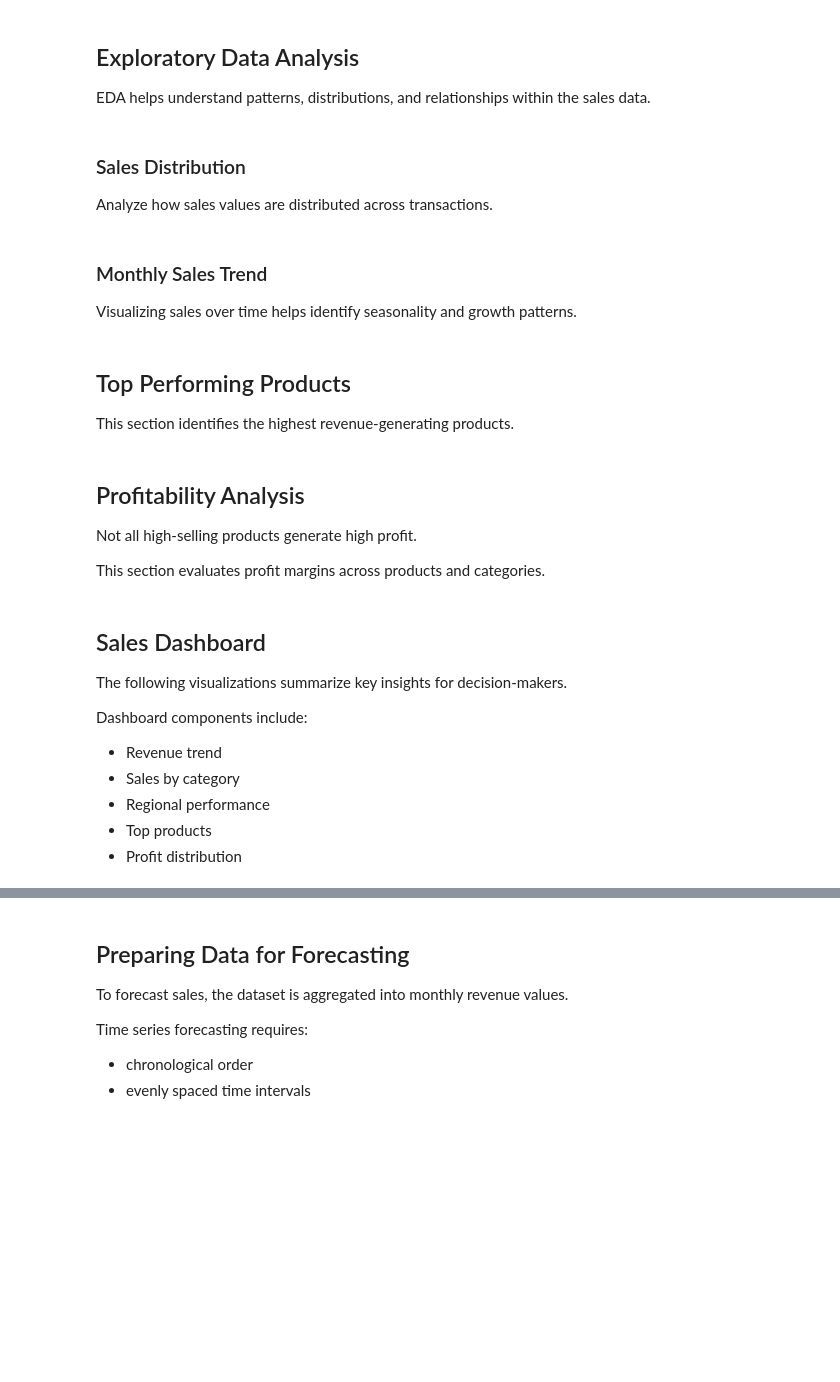
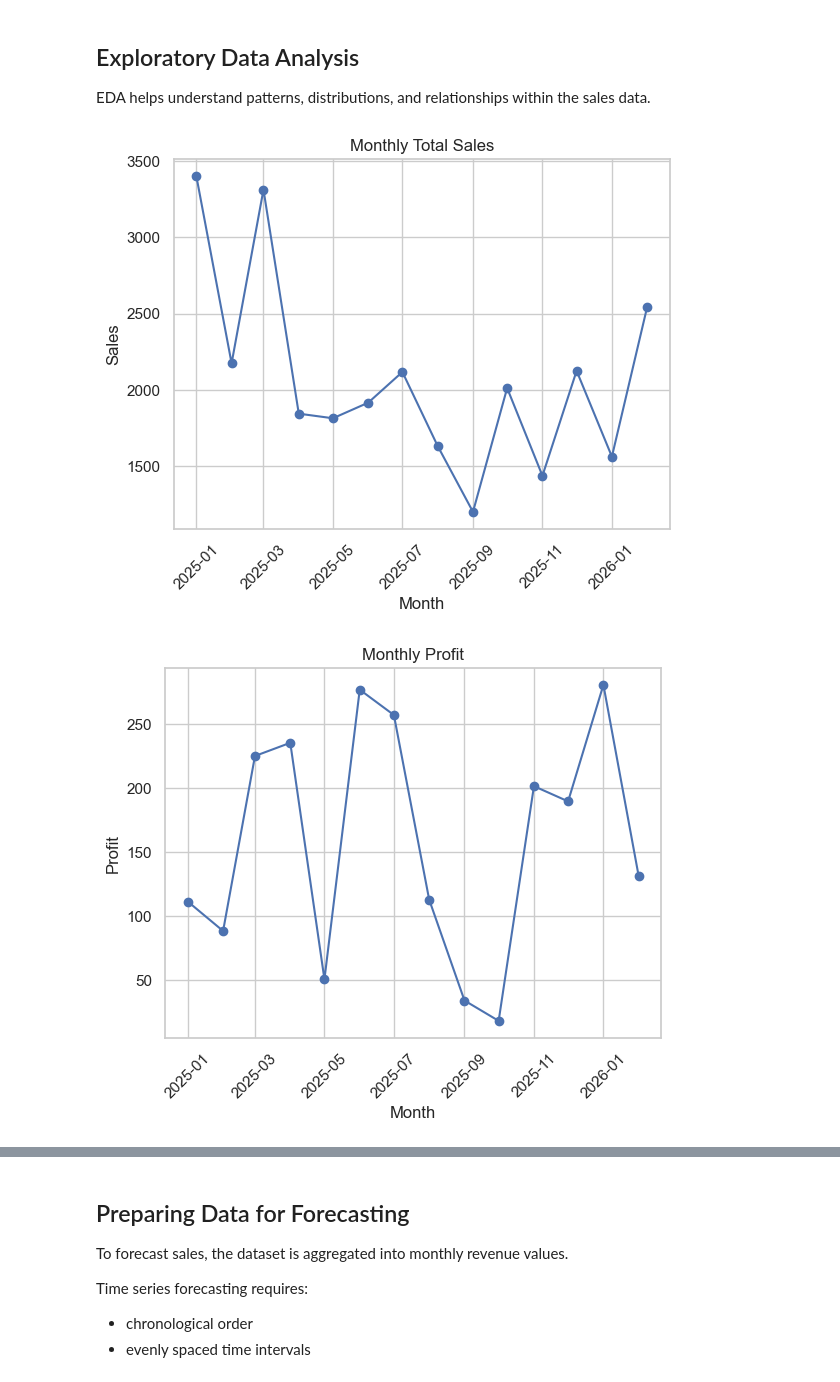
Before and after one commit to MuskanDhamuria/Koryori_Hayashi, a Jupyter notebook: Dashboard/Calculations/calculate.ipynb, the cells around one changed output, grey strips where cells are left out. Saved outputs shown, nothing was run; the diff lists cells and outputs as text; code cells hidden in the pictures; blank space fills up the shorter version.

```diff
--- a/Dashboard/Calculations/calculate.ipynb
+++ b/Dashboard/Calculations/calculate.ipynb
@@ -148,6 +148,11 @@ items.head(), hourly.head(), monthly.head()
  2  2025-03-01 00:00:00  505.78  1199.35     203.37  1060.45    102.01          17.59      3313.8        225.25
  3  2025-04-01 00:00:00   281.3    574.4       97.4   589.78      54.8           9.78        1843        235.54
  4  2025-05-01 00:00:00  276.69   716.85     121.55   580.12     57.08           9.62      1812.8         50.89)
+# %%
+# Clean column names
+monthly.columns = monthly.columns.str.strip()
+hourly.columns = hourly.columns.str.strip()
+items.columns = items.columns.str.strip()
 # %% [markdown]
 ## Feature Engineering
 
@@ -191,33 +301,24 @@ Important metrics used to evaluate business performance:
 ## Exploratory Data Analysis
 
 EDA helps understand patterns, distributions, and relationships within the sales data.
-# %% [markdown]
-### Sales Distribution
-
-Analyze how sales values are distributed across transactions.
-# %% [markdown]
-### Monthly Sales Trend
-
-Visualizing sales over time helps identify seasonality and growth patterns.
-# %% [markdown]
-## Top Performing Products
-
-This section identifies the highest revenue-generating products.
-# %% [markdown]
-## Profitability Analysis
-
-Not all high-selling products generate high profit.
-
-This section evaluates profit margins across products and categories.
-# %% [markdown]
-## Sales Dashboard
-
-The following visualizations summarize key insights for decision-makers.
-
-Dashboard components include:
-
-- Revenue trend
-- Sales by category
-- Regional performance
-- Top products
-- Profit distribution
+# %%
+# Monthly Trends (Revenue & Profit
+
+plt.figure()
+plt.plot(monthly['Month'], monthly['Total Sales'], marker='o')
+plt.title("Monthly Total Sales")
+plt.xlabel("Month")
+plt.ylabel("Sales")
+plt.xticks(rotation=45)
+plt.show()
+
+plt.figure()
+plt.plot(monthly['Month'], monthly['Profit / Loss'], marker='o')
+plt.title("Monthly Profit")
+plt.xlabel("Month")
+plt.ylabel("Profit")
+plt.xticks(rotation=45)
+plt.show()
+# %% [output]
+[figure, added]
+[figure, added]
```
Also changed, not shown: parts of 12 cells of this notebook.
